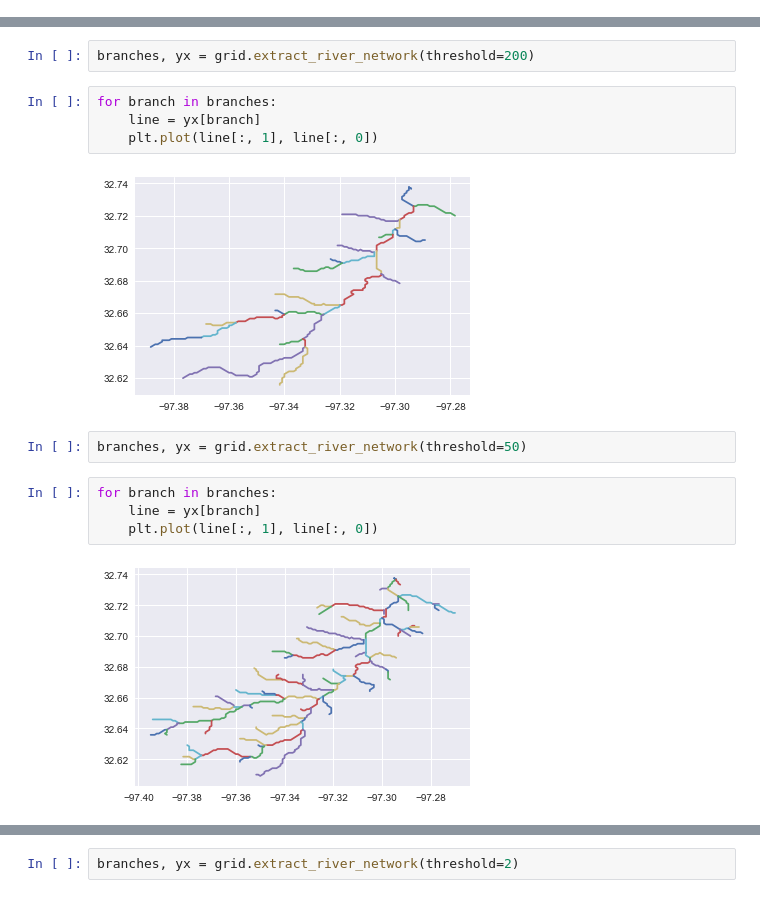
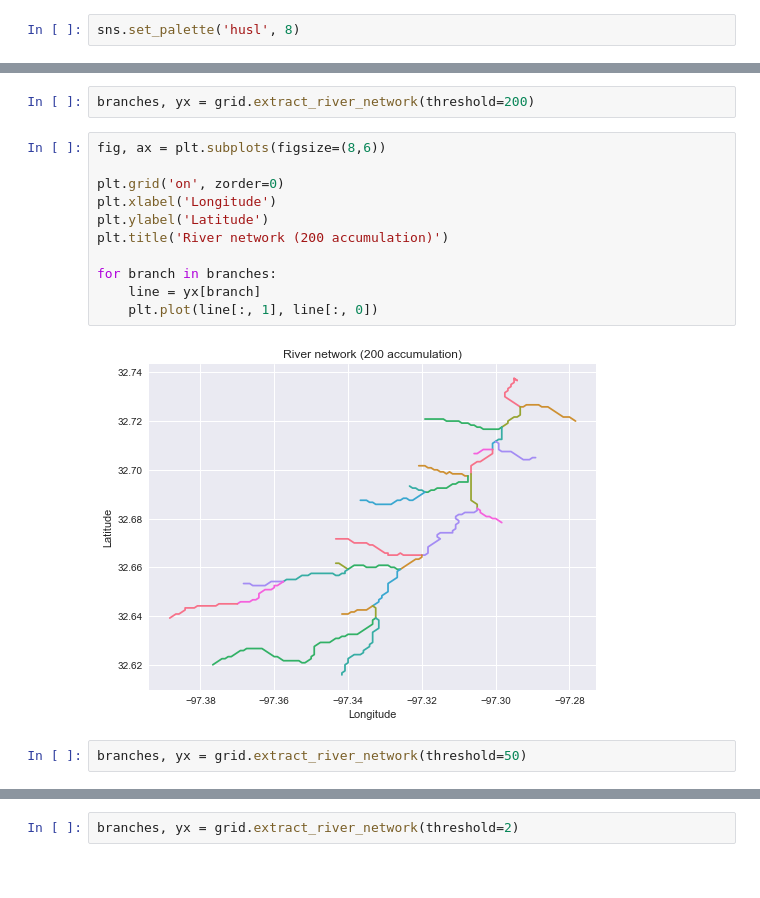
Before and after one commit to mdbartos/pysheds, a Jupyter notebook: examples/extract_river_network.ipynb, the cells around one changed output, grey strips where cells are left out. Cells and saved outputs as stored; diff of their text form.

```diff
--- a/examples/extract_river_network.ipynb
+++ b/examples/extract_river_network.ipynb
@@ -8,6 +8,8 @@ from pysheds.grid import Grid
 import seaborn as sns
 
 %matplotlib inline
+# %%
+sns.set_palette('husl', 8)
 # %% [markdown]
 # Create a flow direction grid from a raster
 # %% [markdown]
@@ -43,16 +45,17 @@ grid.accumulation(direction_name='catch', dirmap=dirmap, pad_inplace=False, out_
 # %%
 branches, yx = grid.extract_river_network(threshold=200)
 # %%
+fig, ax = plt.subplots(figsize=(8,6))
+
+plt.grid('on', zorder=0)
+plt.xlabel('Longitude')
+plt.ylabel('Latitude')
+plt.title('River network (200 accumulation)')
+
 for branch in branches:
     line = yx[branch]
     plt.plot(line[:, 1], line[:, 0])
 # %% [output]
-[figure, old version]
+[figure, new version]
 # %%
 branches, yx = grid.extract_river_network(threshold=50)
-# %%
-for branch in branches:
-    line = yx[branch]
-    plt.plot(line[:, 1], line[:, 0])
-# %% [output]
-[figure, removed]
```
Also changed, not shown: parts of 2 cells of this notebook, 5 other files.
